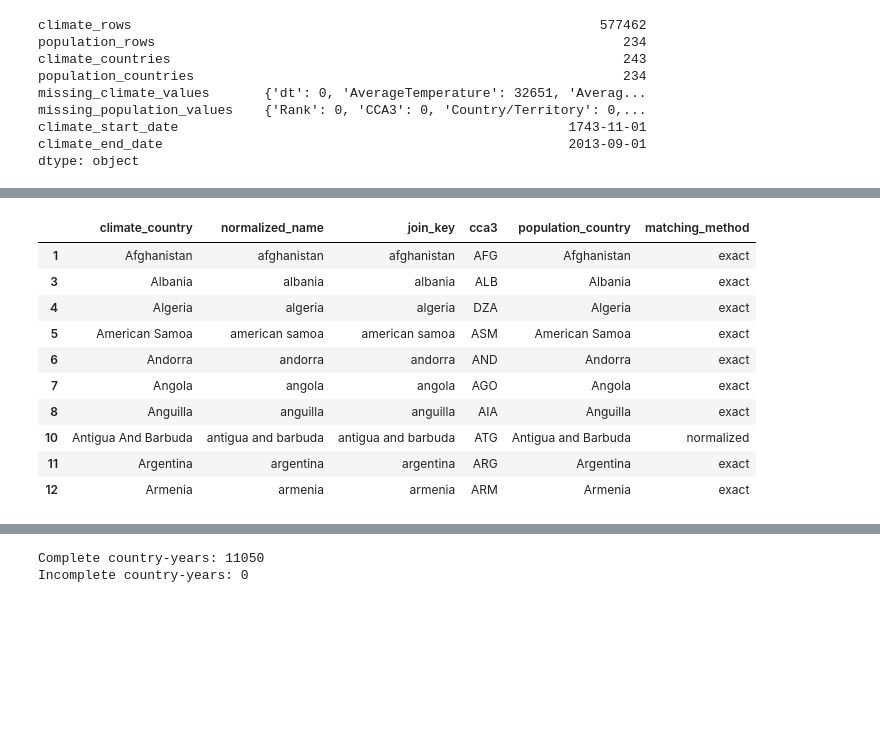
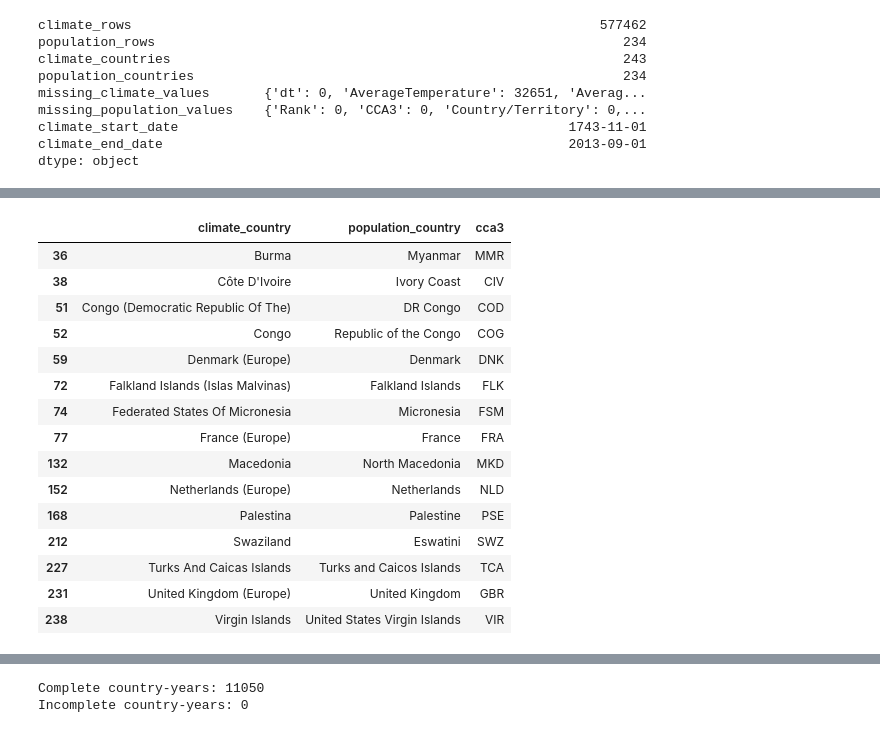
Before and after one commit to Roshan54321/PRT565-Machine-Learning, a Jupyter notebook: code/01_data_preprocessing.ipynb, the cells around one changed output, grey strips where cells are left out. Saved outputs shown, nothing was run; the diff lists cells and outputs as text; code cells hidden in the pictures; blank space fills up the shorter version.

Commit message:
Update country matching, select preferred Europe climate records, and improve preprocessing audit

```diff
--- a/code/01_data_preprocessing.ipynb
+++ b/code/01_data_preprocessing.ipynb
@@ -148,7 +150,7 @@ dtype: object
 # %%
-
 importlib.reload(pp)
 
+# Create climate-to-population country crosswalk
 matched_countries, country_audit = (
     pp.make_country_crosswalk(
         climate_df,
@@ -157,7 +159,7 @@ matched_countries, country_audit = (
 )
 
 print(
-    "Matched locations:",
+    "Matched countries:",
     matched_countries["cca3"].nunique()
 )
 
@@ -167,14 +169,54 @@ display(
     .value_counts()
 )
 
-print("\nUnmatched locations:")
+# Climate countries with no population match
+climate_unmatched = country_audit[
+    country_audit["population_country"].isna()
+].copy()
+
+print("\nUnmatched climate countries:")
 display(
-    country_audit.loc[
-        country_audit["population_country"].isna(),
+    climate_unmatched[
         ["climate_country", "matching_method"]
     ]
 )
 
-print("\nSample country crosswalk:")
-display(matched_countries.head(10))
+# Manually reviewed alias matches
+manual_matches = country_audit[
+    country_audit["matching_method"] == "manual_alias"
+].copy()
+
+print("\nManually reviewed country-name matches:")
+display(
+    manual_matches[
+        [
+            "climate_country",
+            "population_country",
+            "cca3"
+        ]
+    ]
+)
+
+# Population countries with no climate match
+population_only = (
+    pp.find_population_only_countries(
+        matched_countries,
+        population_df
+    )
+)
+
+print("\nPopulation countries without a climate match:")
+display(population_only)
+
+print("\nSample confirmed matches:")
+display(
+    matched_countries[
+        [
+            "climate_country",
+            "population_country",
+            "cca3",
+            "matching_method"
+        ]
+    ].head(15)
+)
 # %% [output]
@@ -209,11 +252,16 @@ Sample country crosswalk:
-|  | climate_country | normalized_name | join_key | cca3 | population_country | matching_method |
-| 1 | Afghanistan | afghanistan | afghanistan | AFG | Afghanistan | exact |
-| 3 | Albania | albania | albania | ALB | Albania | exact |
-| 4 | Algeria | algeria | algeria | DZA | Algeria | exact |
-| 5 | American Samoa | american samoa | american samoa | ASM | American Samoa | exact |
-| 6 | Andorra | andorra | andorra | AND | Andorra | exact |
-| 7 | Angola | angola | angola | AGO | Angola | exact |
-| 8 | Anguilla | anguilla | anguilla | AIA | Anguilla | exact |
-| 10 | Antigua And Barbuda | antigua and barbuda | antigua and barbuda | ATG | Antigua and Barbuda | normalized |
-| 11 | Argentina | argentina | argentina | ARG | Argentina | exact |
-| 12 | Armenia | armenia | armenia | ARM | Armenia | exact |
+|  | climate_country | population_country | cca3 |
+| 36 | Burma | Myanmar | MMR |
+| 38 | Côte D'Ivoire | Ivory Coast | CIV |
+| 51 | Congo (Democratic Republic Of The) | DR Congo | COD |
+| 52 | Congo | Republic of the Congo | COG |
+| 59 | Denmark (Europe) | Denmark | DNK |
+| 72 | Falkland Islands (Islas Malvinas) | Falkland Islands | FLK |
+| 74 | Federated States Of Micronesia | Micronesia | FSM |
+| 77 | France (Europe) | France | FRA |
+| 132 | Macedonia | North Macedonia | MKD |
+| 152 | Netherlands (Europe) | Netherlands | NLD |
+| 168 | Palestina | Palestine | PSE |
+| 212 | Swaziland | Eswatini | SWZ |
+| 227 | Turks And Caicas Islands | Turks and Caicos Islands | TCA |
+| 231 | United Kingdom (Europe) | United Kingdom | GBR |
+| 238 | Virgin Islands | United States Virgin Islands | VIR |
```
Also changed, not shown: parts of 6 cells of this notebook, 13 other files.
